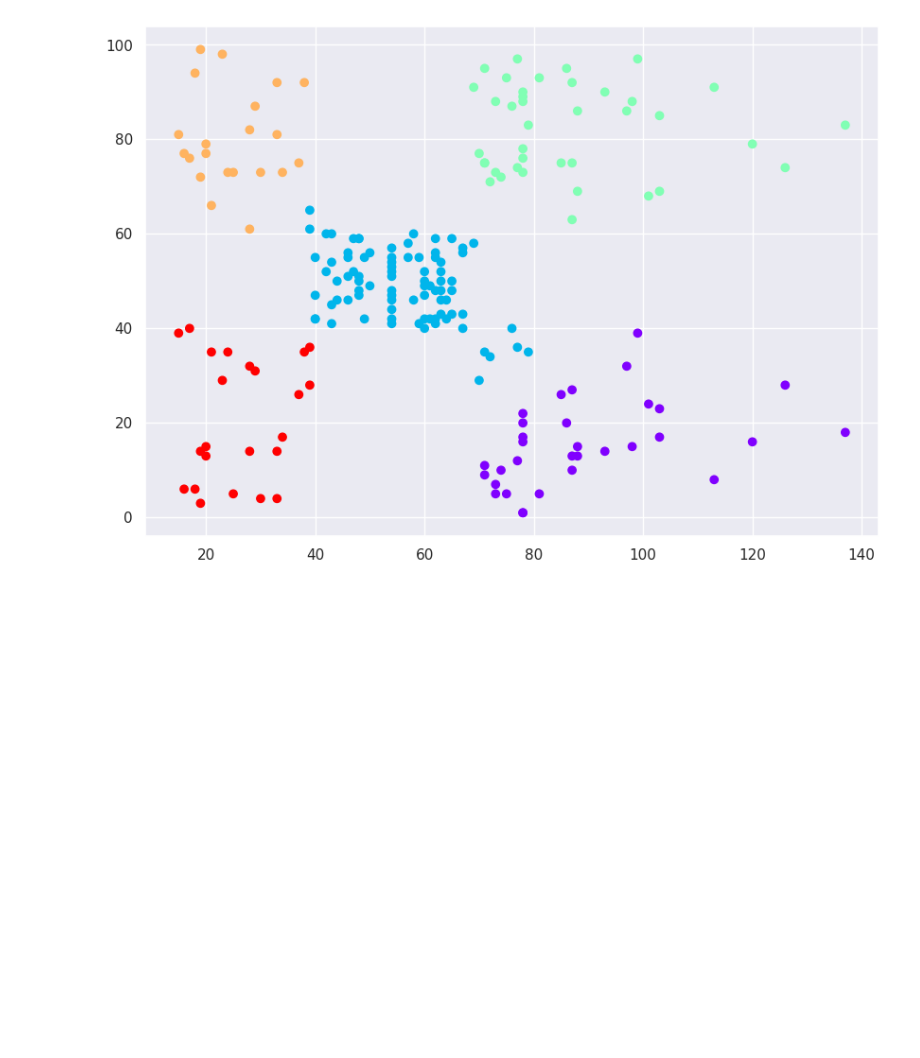
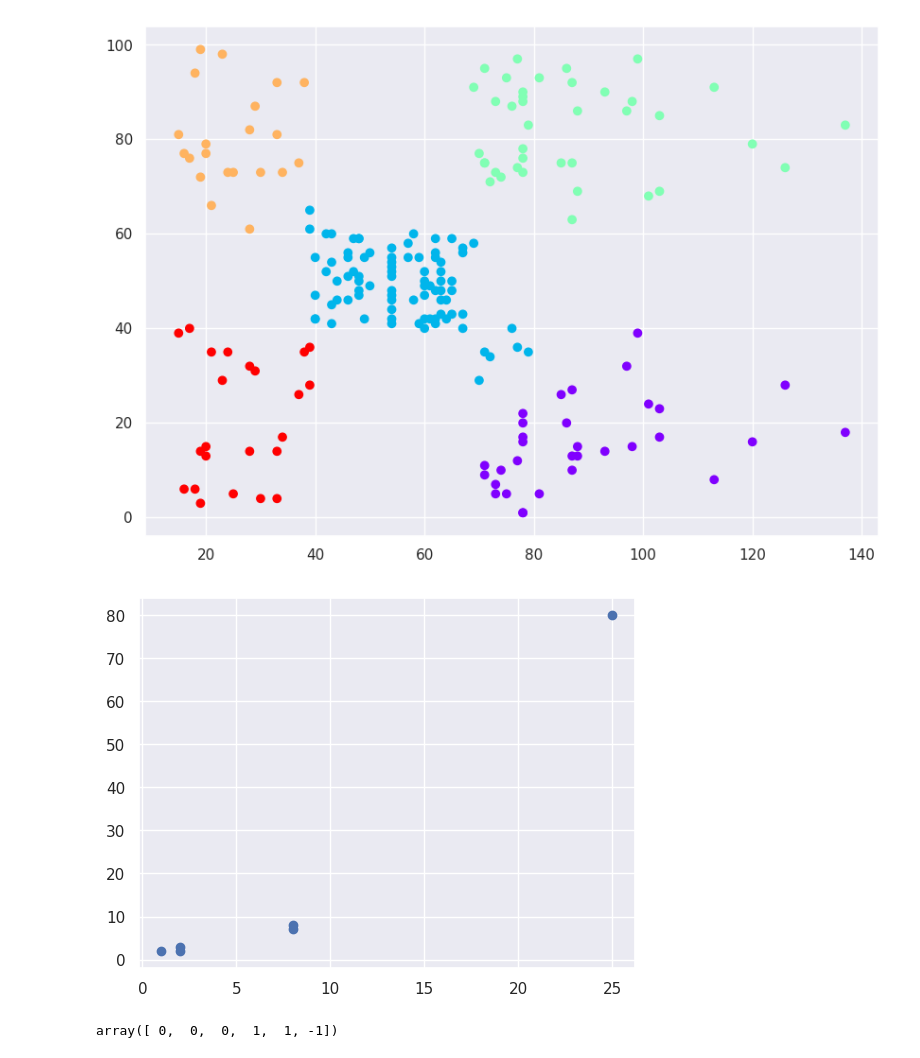
Before and after one commit to haddybhaiya/unsupervised-learning-classes, a Jupyter notebook: Customer_cluster.ipynb, the cells around one changed output. Drawn from its saved outputs; the diff is of its cells as text; code cells hidden in the pictures; blank space fills up the shorter version.

Commit message:
update : hierachial and DBSCAN clustering

```diff
--- a/Customer_cluster.ipynb
+++ b/Customer_cluster.ipynb
@@ -154,3 +167,19 @@ plt.scatter(X[:,0],X[:,1], c=cluster.labels_, cmap='rainbow')
 # %% [output]
 <matplotlib.collections.PathCollection at 0x...>
 [figure]
+# %%
+from sklearn.cluster import DBSCAN
+import numpy as np
+import matplotlib.pyplot as plt
+X = np.array([[1,2],[2,2],[2,3],[8,7],[8,8],[25,80]])
+# %%
+plt.scatter(X[:,0],X[:,1])
+plt.show()
+# %% [output]
+[figure, added]
+# %%
+db = DBSCAN(eps = 3 , min_samples = 2)
+db.fit(X)
+db.labels_
+# %% [output]
+array([ 0,  0,  0,  1,  1, -1])
```
Also changed, not shown: parts of 5 cells of this notebook.
